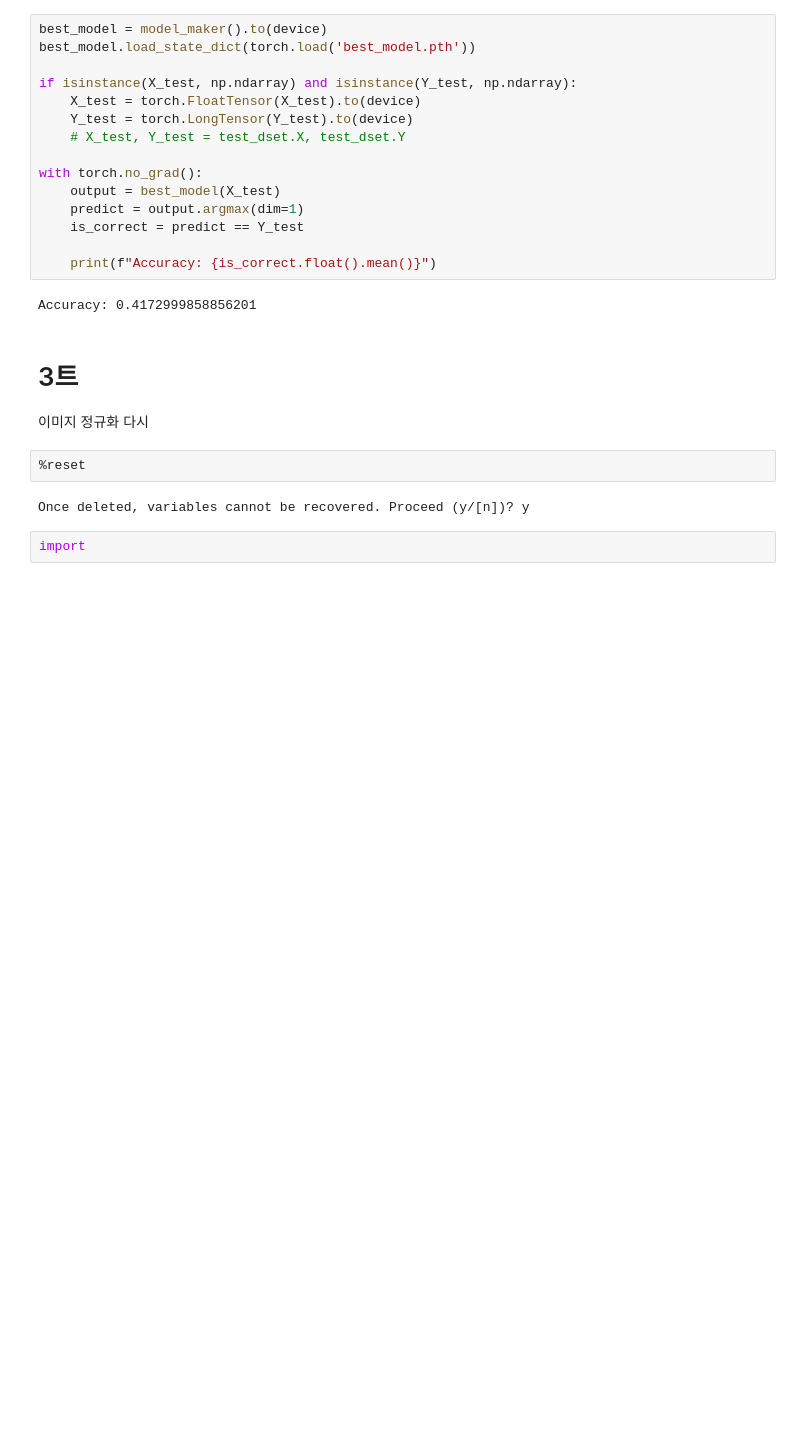
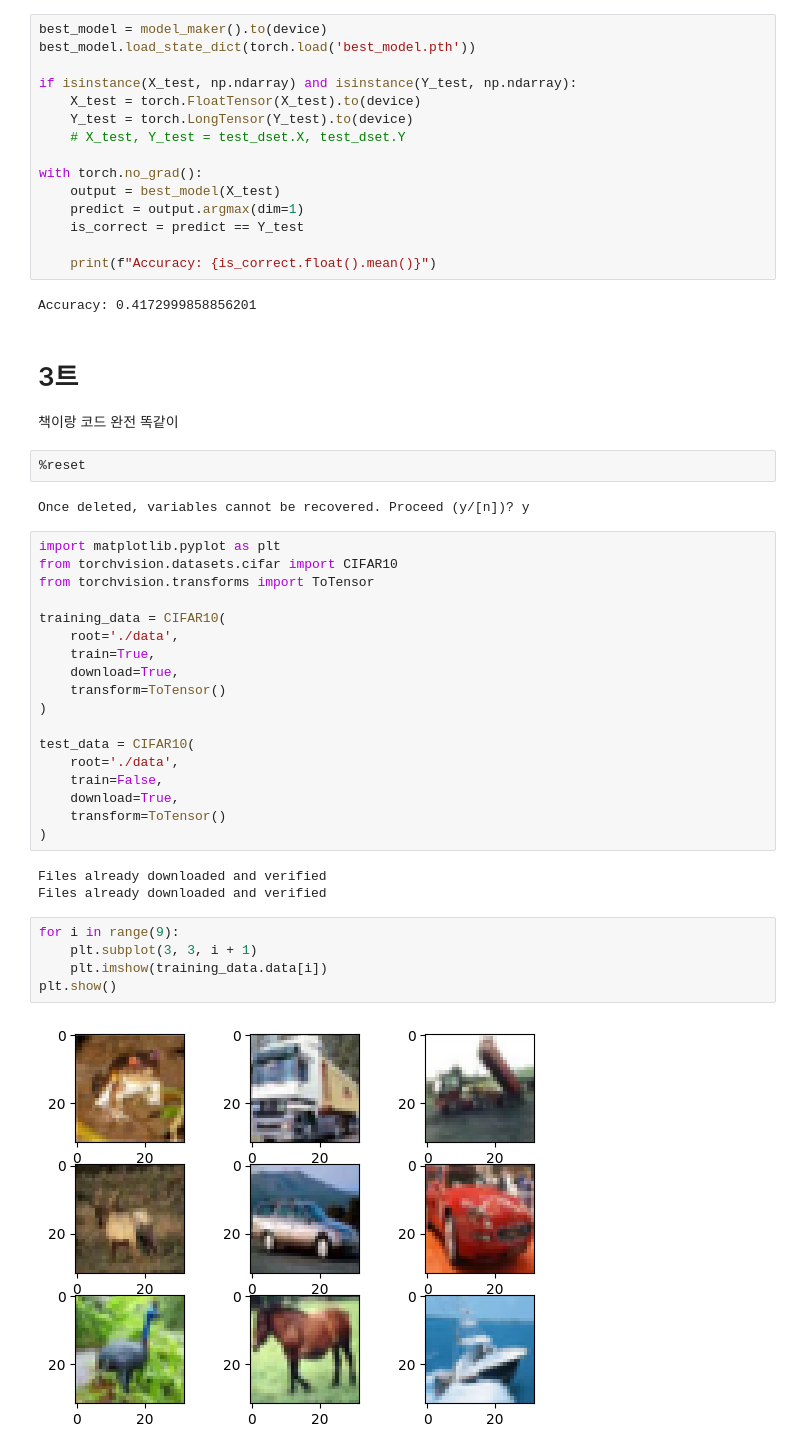
Before and after one commit to gsa-projects/ai-learning-study, a Jupyter notebook: M04_01.ipynb, the cells around one changed output. Drawn from its saved outputs; the diff is of its cells as text; blank space fills up the shorter version.

```diff
--- a/M04_01.ipynb
+++ b/M04_01.ipynb
@@ -580,12 +580,38 @@ with torch.no_grad():
     print(f"Accuracy: {is_correct.float().mean()}")
 # %% [output]
 Accuracy: 0.4172999858856201
-# %% [markdown]
-# 3트
-이미지 정규화 다시
+# %% [markdown]
+# 3트
+책이랑 코드 완전 똑같이
 # %%
 %reset
 # %% [output]
 Once deleted, variables cannot be recovered. Proceed (y/[n])? y
-# %%
-import
+# %%
+import matplotlib.pyplot as plt
+from torchvision.datasets.cifar import CIFAR10
+from torchvision.transforms import ToTensor
+
+training_data = CIFAR10(
+    root='./data',
+    train=True,
+    download=True,
+    transform=ToTensor()
+)
+
+test_data = CIFAR10(
+    root='./data',
+    train=False,
+    download=True,
+    transform=ToTensor()
+)
+# %% [output]
+Files already downloaded and verified
+Files already downloaded and verified
+# %%
+for i in range(9):
+    plt.subplot(3, 3, i + 1)
+    plt.imshow(training_data.data[i])
+plt.show()
+# %% [output]
+[figure, added]
```
Also changed, not shown: parts of 10 cells of this notebook, 1 other file.
